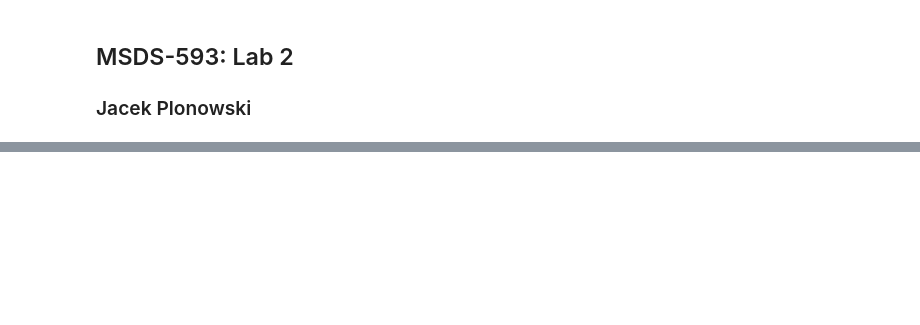
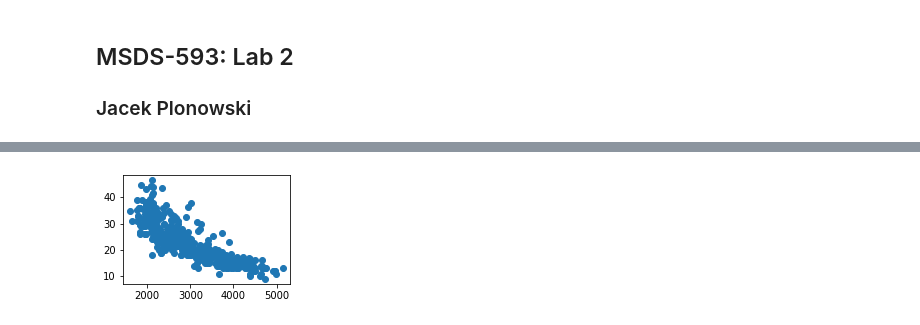
Before and after one commit to jpnski/msds593, a Jupyter notebook: labs/lab-8-27.ipynb, the cells around one changed output, grey strips where cells are left out. Cells and saved outputs as stored; diff of their text form; code cells hidden in the pictures; blank space fills up the shorter version.

```diff
--- a/labs/lab-8-27.ipynb
+++ b/labs/lab-8-27.ipynb
@@ -10,0 +69,6 @@ plt.plot([1,2,3],
+# %%
+fig, ax = plt.subplots(figsize=(3,2))
+ax.scatter(data['WGT'], data['MPG']) # using weight and mpg columns to draw scatterplot
+plt.show()
+# %% [output]
+[figure, added]
```
Also changed, not shown: parts of 27 cells of this notebook.
